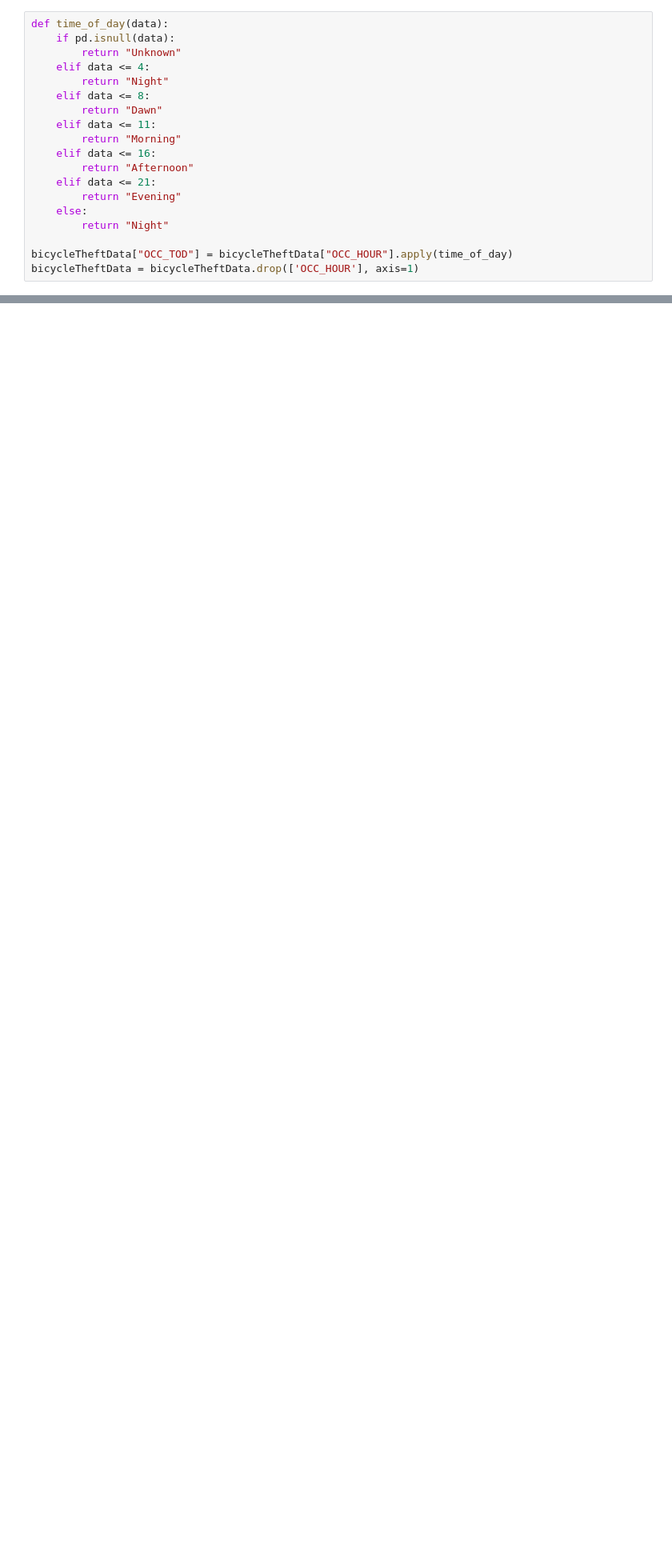
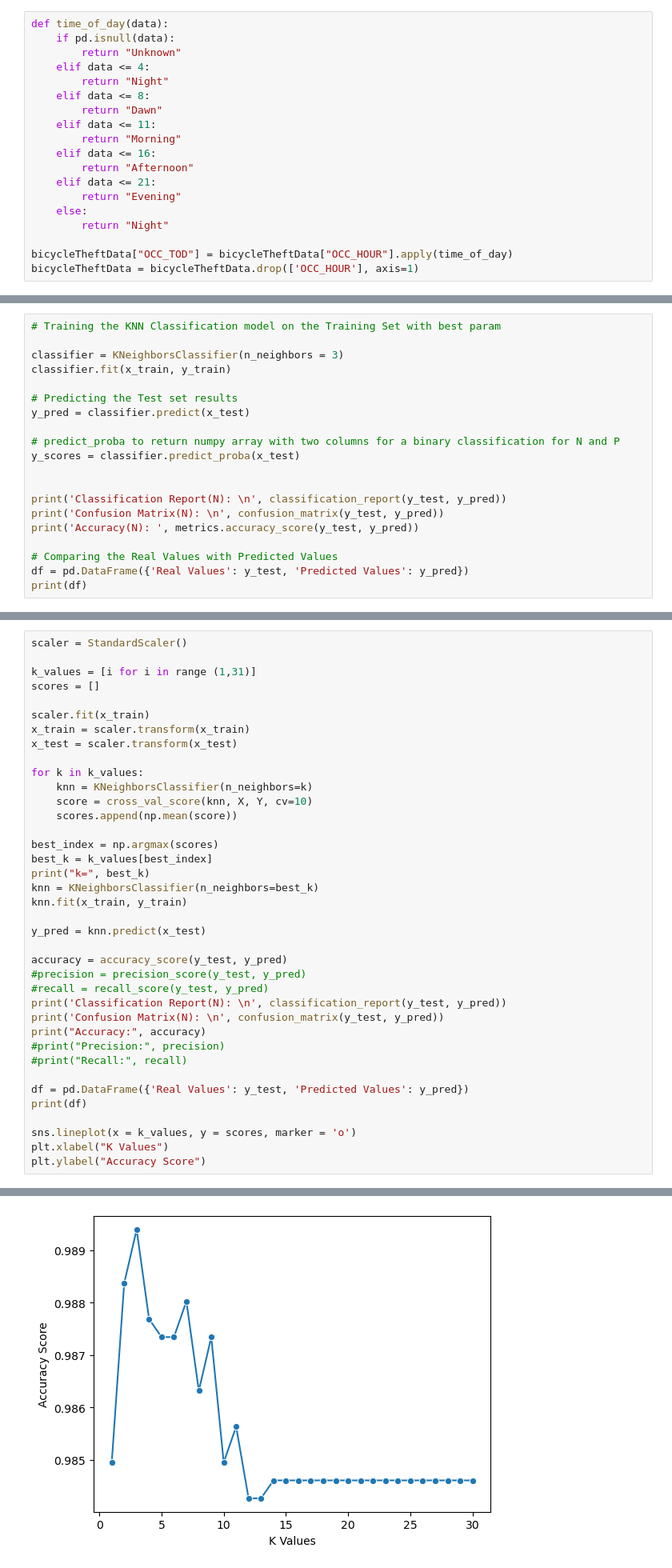
Before and after one commit to Kishoreayyasamy/Machine-Learning-Project, a Jupyter notebook: CST8502_GROUP9_CODE.ipynb, the cells around one changed output, grey strips where cells are left out. Shown at 80% size. Cells and saved outputs as stored; diff of their text form; blank space fills up the shorter version.

```diff
--- a/CST8502_GROUP9_CODE.ipynb
+++ b/CST8502_GROUP9_CODE.ipynb
@@ -372,0 +387,20 @@ for x in range(0,4):
+# %%
+# Training the KNN Classification model on the Training Set with best param
+
+classifier = KNeighborsClassifier(n_neighbors = 3)
+classifier.fit(x_train, y_train)
+
+# Predicting the Test set results
+y_pred = classifier.predict(x_test)
+
+# predict_proba to return numpy array with two columns for a binary classification for N and P
+y_scores = classifier.predict_proba(x_test)
+
+
+print('Classification Report(N): \n', classification_report(y_test, y_pred))
+print('Confusion Matrix(N): \n', confusion_matrix(y_test, y_pred))
+print('Accuracy(N): ', metrics.accuracy_score(y_test, y_pred))
+
+# Comparing the Real Values with Predicted Values
+df = pd.DataFrame({'Real Values': y_test, 'Predicted Values': y_pred})
+print(df)
@@ -372,0 +427,39 @@ for x in range(0,4):
+# %%
+scaler = StandardScaler()
+
+k_values = [i for i in range (1,31)]
+scores = []
+
+scaler.fit(x_train)
+x_train = scaler.transform(x_train)
+x_test = scaler.transform(x_test)
+
+for k in k_values:
+    knn = KNeighborsClassifier(n_neighbors=k)
+    score = cross_val_score(knn, X, Y, cv=10)
+    scores.append(np.mean(score))
+
+best_index = np.argmax(scores)
+best_k = k_values[best_index]
+print("k=", best_k)
+knn = KNeighborsClassifier(n_neighbors=best_k)
+knn.fit(x_train, y_train)
+
+y_pred = knn.predict(x_test)
+
+accuracy = accuracy_score(y_test, y_pred)
+#precision = precision_score(y_test, y_pred)
+#recall = recall_score(y_test, y_pred)
+print('Classification Report(N): \n', classification_report(y_test, y_pred))
+print('Confusion Matrix(N): \n', confusion_matrix(y_test, y_pred))
+print("Accuracy:", accuracy)
+#print("Precision:", precision)
+#print("Recall:", recall)
+
+df = pd.DataFrame({'Real Values': y_test, 'Predicted Values': y_pred})
+print(df)
+
+sns.lineplot(x = k_values, y = scores, marker = 'o')
+plt.xlabel("K Values")
+plt.ylabel("Accuracy Score")
+# %% [output]
@@ -372,0 +484 @@ for x in range(0,4):
+[figure, added]
```
Also changed, not shown: parts of 60 cells of this notebook.
